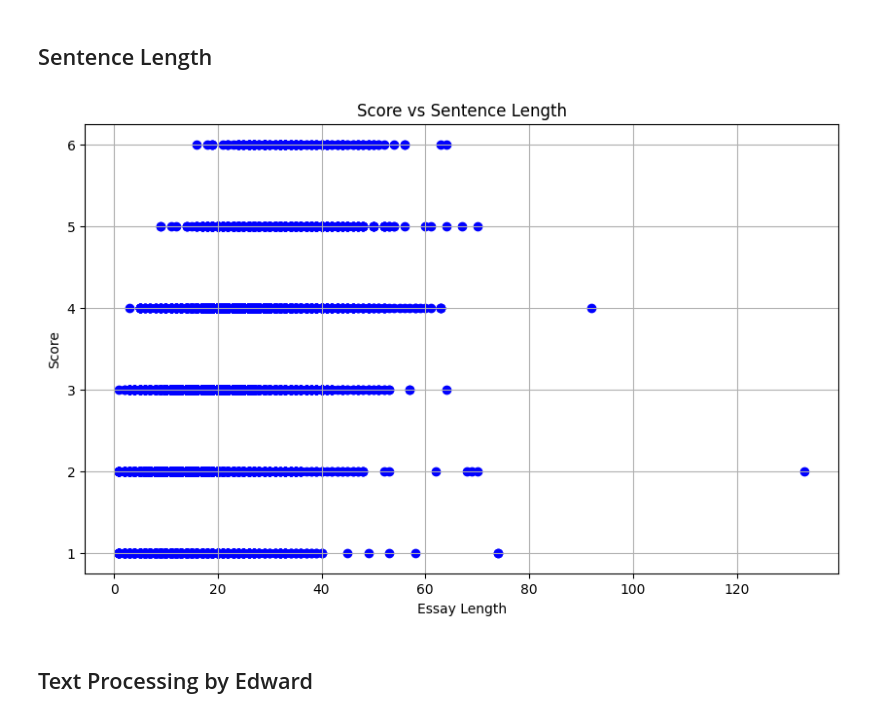
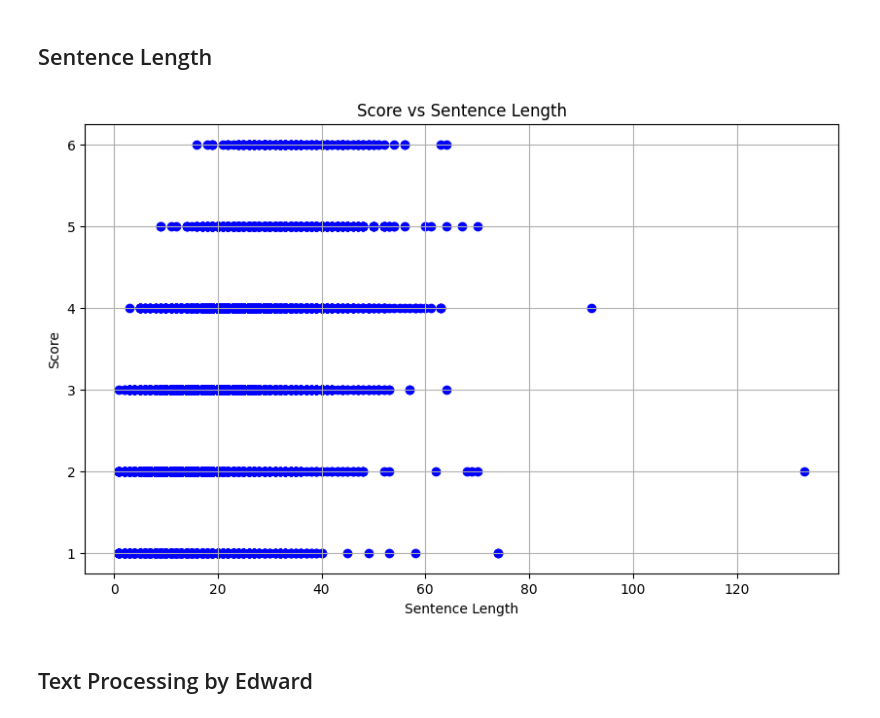
Before and after one commit to keeshram/ECEN520, a Jupyter notebook: Sam_Testing.ipynb, the cells around one changed output. Cells and saved outputs as stored; diff of their text form; code cells hidden in the pictures.

```diff
--- a/Sam_Testing.ipynb
+++ b/Sam_Testing.ipynb
@@ -53,29 +54,29 @@ print(median_lengths_by_score)
 # %%
 import nltk
 from nltk.tokenize import sent_tokenize
 import pandas as pd
 
 # Load NLTK resources
 # nltk.download('punkt')
 
 # Function to calculate sentence count
 def calculate_sentence_count(text):
     sentences = sent_tokenize(text)
     return len(sentences)
 
 # Assuming your DataFrame is already loaded, let's assume it's called df
 # Calculate sentence count for each essay
 df['sentence_count'] = df['full_text'].apply(calculate_sentence_count)
 
 plt.figure(figsize=(10, 6))
 plt.scatter(df['sentence_count'], df['score'], color='blue')
 plt.title('Score vs Sentence Length')
-plt.xlabel('Essay Length')
+plt.xlabel('Sentence Length')
 plt.ylabel('Score')
 plt.grid(True)
 plt.show()
 # %% [output]
-[figure, old version]
+[figure, new version]
 # %% [markdown]
 ## Text Processing by Edward
 # %%
```
Also changed, not shown: parts of 5 cells of this notebook, 3 other files.
